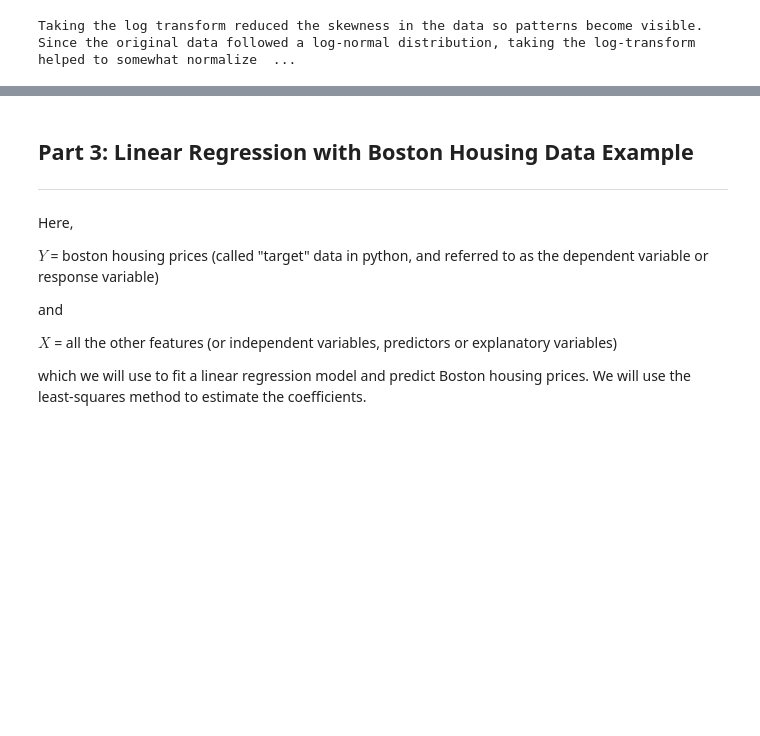
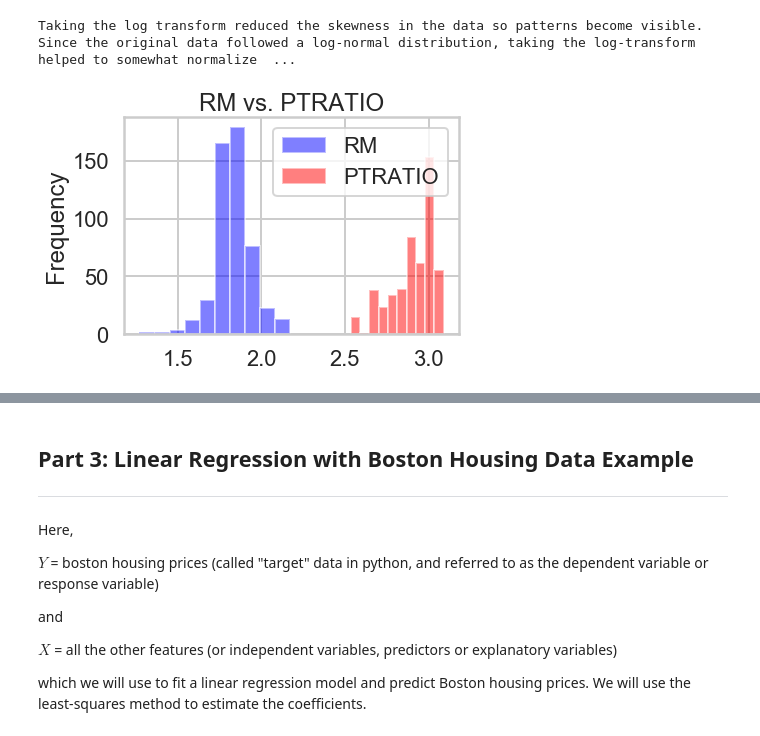
Before and after one commit to melshaer/Urban-Sound-Classification, a Jupyter notebook: linear_regression/linear_regression/Mini_Project_Linear_Regression.ipynb, the cells around one changed output, grey strips where cells are left out. Drawn from its saved outputs; the diff is of its cells as text; code cells hidden in the pictures; blank space fills up the shorter version.

```diff
--- a/linear_regression/linear_regression/Mini_Project_Linear_Regression.ipynb
+++ b/linear_regression/linear_regression/Mini_Project_Linear_Regression.ipynb
@@ -371,3 +371,12 @@ print('Taking the log transform reduced the skewness in the data so patterns bec
 # %% [output]
 [figure]
 Taking the log transform reduced the skewness in the data so patterns become visible. Since the original data followed a log-normal distribution, taking the log-transform helped to somewhat normalize  ...
+# %%
+plt.hist(np.log(bos.RM), alpha=0.5, color='blue', label='RM')
+plt.hist(np.log(bos.PTRATIO), alpha=0.5, color='red', label='PTRATIO')
+plt.title("RM vs. PTRATIO")
+plt.legend()
+plt.ylabel("Frequency")
+plt.show()
+# %% [output]
+[figure, added]
```
Also changed, not shown: parts of 1 cell of this notebook.
